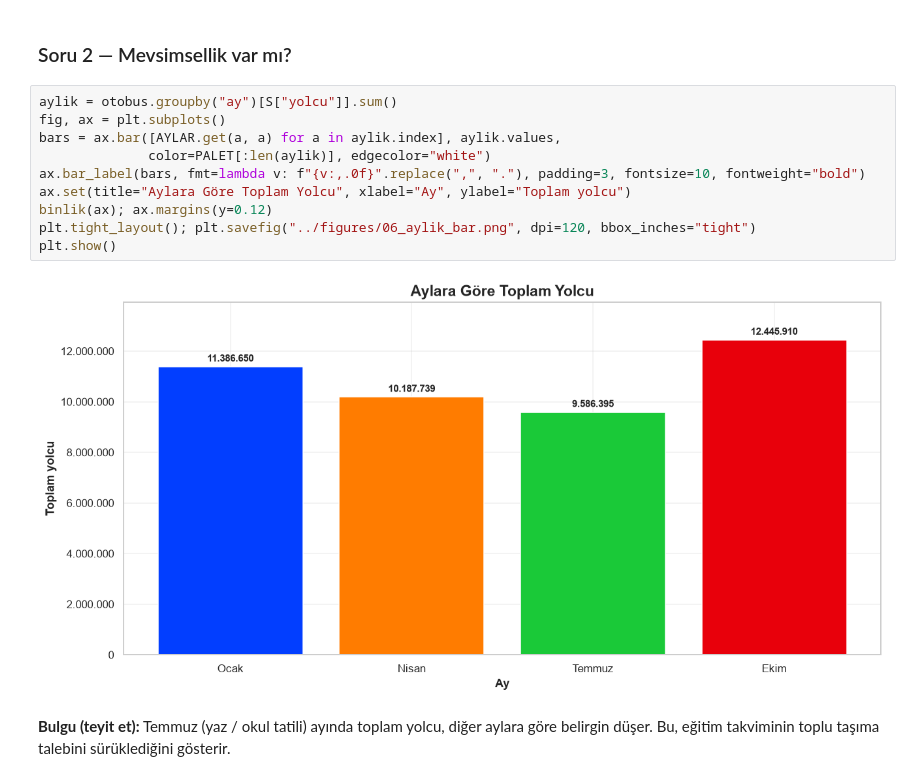
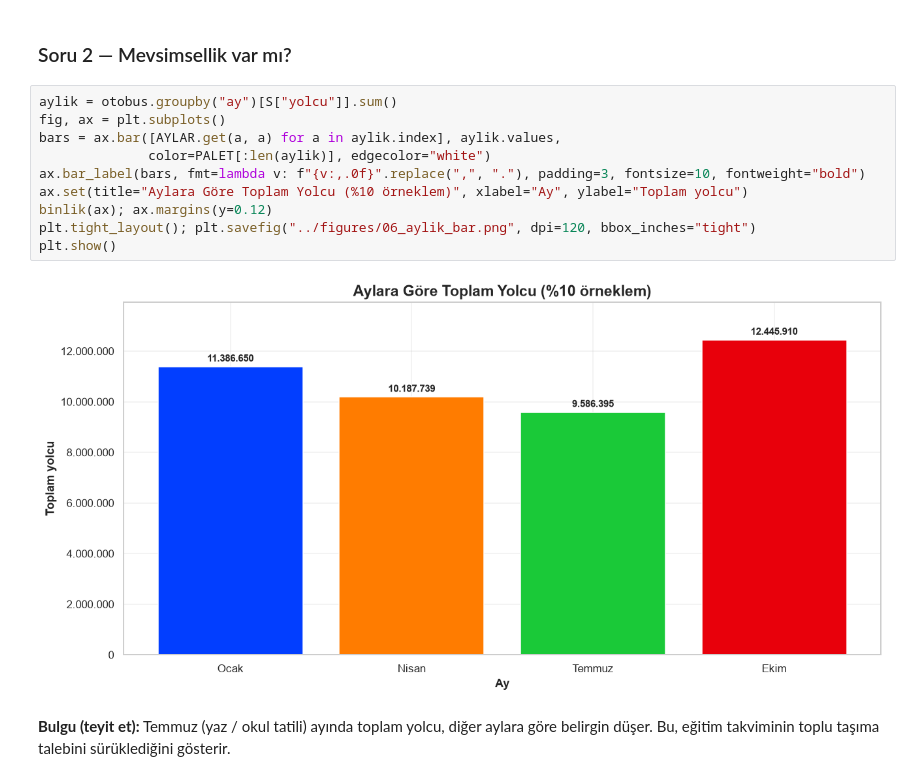
Before and after one commit to gurkankilinc/Veri-Bilimi-Final-Projesi, a Jupyter notebook: notebooks/analiz.ipynb, the cells around one changed output. Saved outputs shown, nothing was run; the diff lists cells and outputs as text.

```diff
--- a/notebooks/analiz.ipynb
+++ b/notebooks/analiz.ipynb
@@ -300,15 +302,15 @@ silinir ve talep güne daha düz yayılır.
 # %%
 aylik = otobus.groupby("ay")[S["yolcu"]].sum()
 fig, ax = plt.subplots()
 bars = ax.bar([AYLAR.get(a, a) for a in aylik.index], aylik.values,
               color=PALET[:len(aylik)], edgecolor="white")
 ax.bar_label(bars, fmt=lambda v: f"{v:,.0f}".replace(",", "."), padding=3, fontsize=10, fontweight="bold")
-ax.set(title="Aylara Göre Toplam Yolcu", xlabel="Ay", ylabel="Toplam yolcu")
+ax.set(title="Aylara Göre Toplam Yolcu (%10 örneklem)", xlabel="Ay", ylabel="Toplam yolcu")
 binlik(ax); ax.margins(y=0.12)
 plt.tight_layout(); plt.savefig("../figures/06_aylik_bar.png", dpi=120, bbox_inches="tight")
 plt.show()
 # %% [output]
-[figure, old version]
+[figure, new version]
 # %% [markdown]
 **Bulgu (teyit et):** Temmuz (yaz / okul tatili) ayında toplam yolcu, diğer aylara
 göre belirgin düşer. Bu, eğitim takviminin toplu taşıma talebini sürüklediğini gösterir.
```
Also changed, not shown: parts of 10 cells of this notebook, 4 other files.
